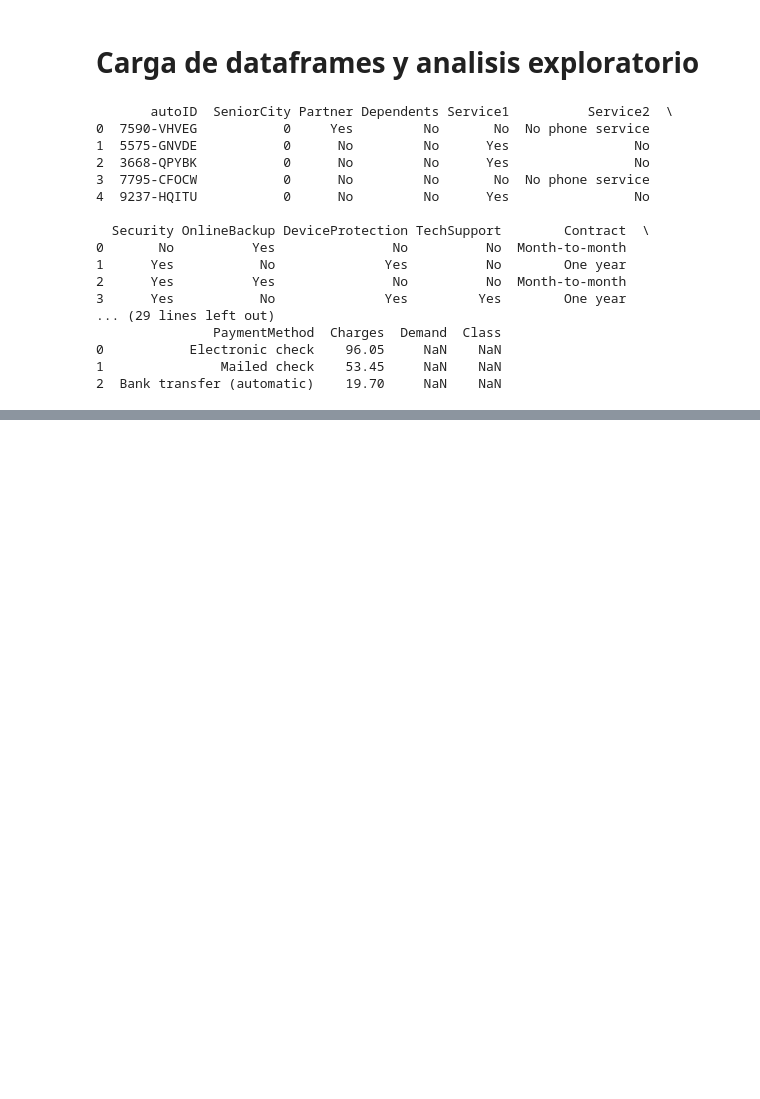
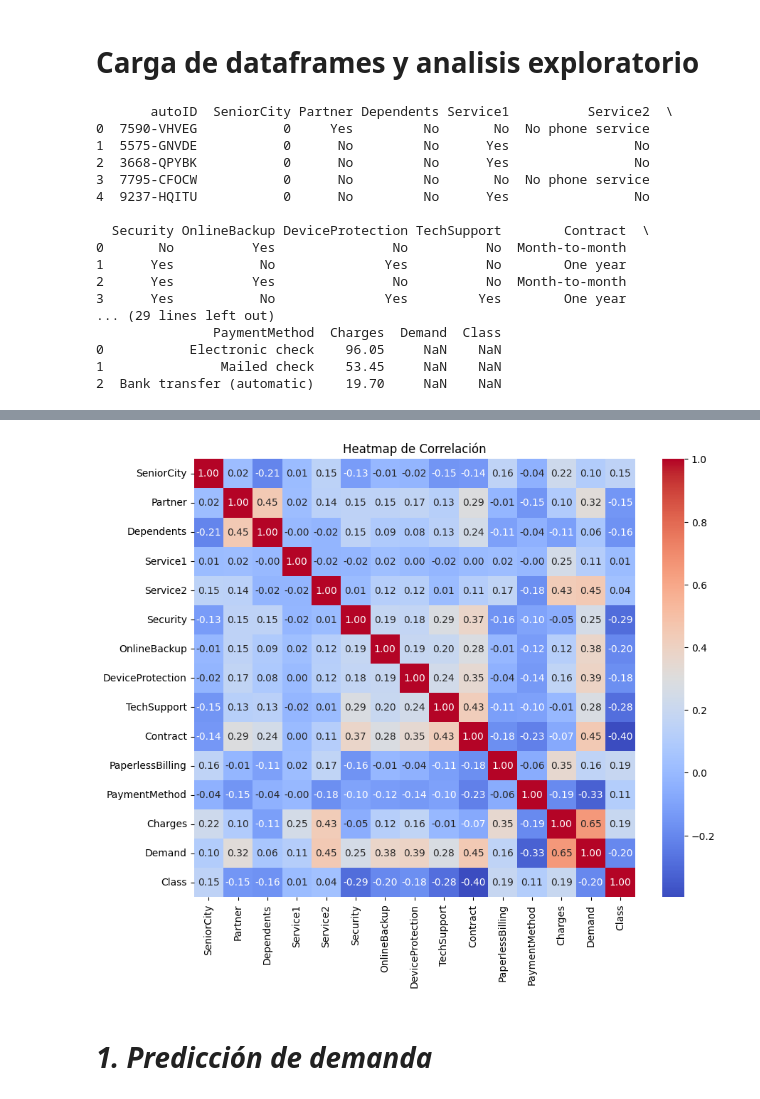
Before and after one commit to JuanIsazaCo/Prueba_Especialista_Finanzas_JDIC, a Jupyter notebook: main.ipynb, the cells around one changed output, grey strips where cells are left out. Cells and saved outputs as stored; diff of their text form; code cells hidden in the pictures; blank space fills up the shorter version.

```diff
--- a/main.ipynb
+++ b/main.ipynb
@@ -35,0 +116,33 @@ print(ds_predict.head())
+# %%
+ds_ab_heatmap = ds_ab.copy()
+ds_ab_heatmap.drop(columns='autoID',axis=1,inplace=True)
+# %%
+# Crear un objeto LabelEncoder
+le = LabelEncoder()
+
+# Convertir columnas categóricas a números
+categorical_columns = ['Partner', 'Dependents', 'Service1', 'Service2', 'Security',
+                       'OnlineBackup', 'DeviceProtection', 'TechSupport', 'Contract',
+                       'PaperlessBilling', 'PaymentMethod', 'Class']
+
+for col in categorical_columns:
+    ds_ab_heatmap[col] = le.fit_transform(ds_ab_heatmap[col])
+
+# Reemplazar las cadenas vacías con NaN
+ds_ab_heatmap.replace(' ', np.nan, inplace=True)
+
+#Crear la matriz de correlación de las columnas numéricas
+# Seleccionamos solo las columnas numéricas para el heatmap
+corr_matrix = ds_ab_heatmap.corr()
+
+# Paso 3: Crear el Heatmap
+plt.figure(figsize=(10, 8))
+sns.heatmap(corr_matrix, annot=True, cmap='coolwarm', fmt='.2f')
+
+# Mostrar el gráfico
+plt.title('Heatmap de Correlación')
+plt.show()
+# %% [output]
+[figure, added]
+# %% [markdown]
+# *1. Predicción de demanda*
```
Also changed, not shown: parts of 20 cells of this notebook.
